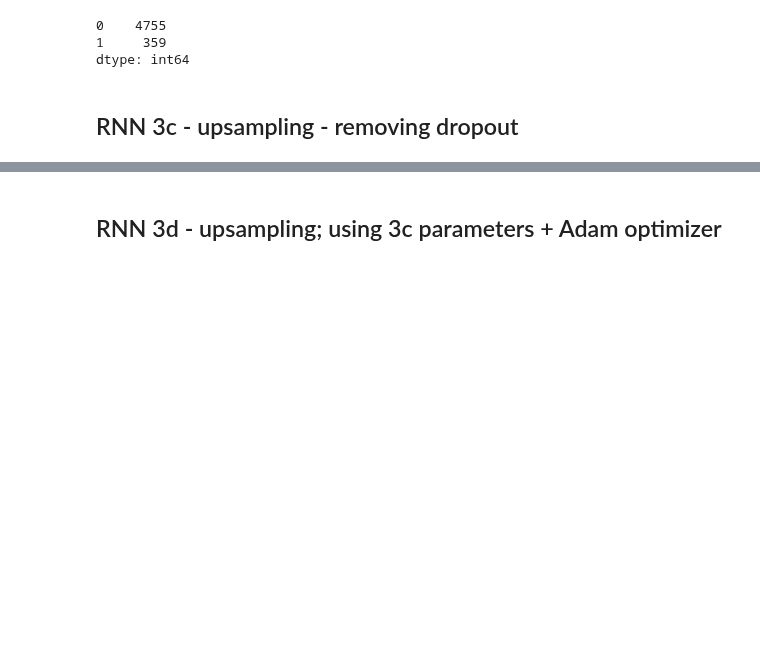
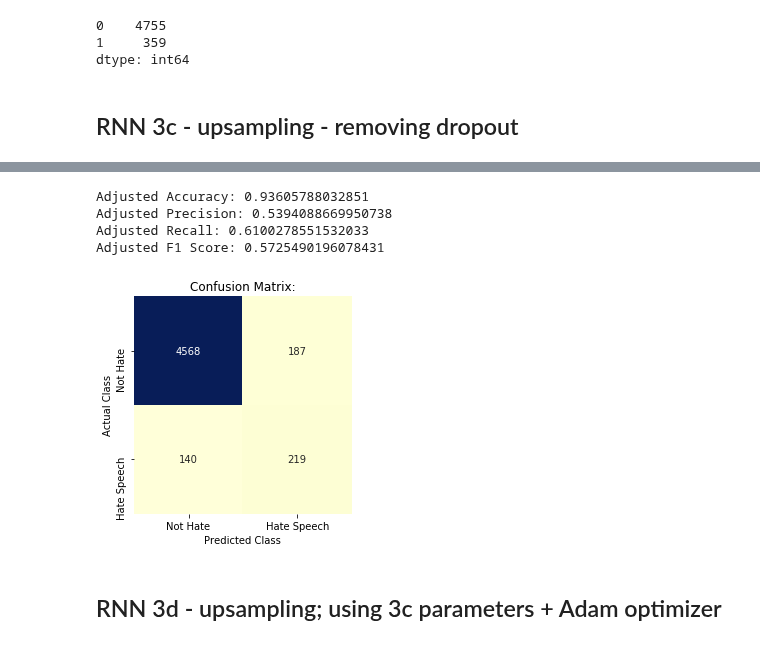
Before and after one commit to mguptaphd/Twitter-Hate-Classification-Project, a Jupyter notebook: RNN-Early-Model-Comparisons.ipynb, the cells around one changed output, grey strips where cells are left out. Cells and saved outputs as stored; diff of their text form; code cells hidden in the pictures; blank space fills up the shorter version.

```diff
--- a/RNN-Early-Model-Comparisons.ipynb
+++ b/RNN-Early-Model-Comparisons.ipynb
@@ -1008,5 +1029,11 @@ compare_classification_metrics(y_train_up, y_train_pred3c, y_val, y_val_pred3c)
 # %%
-y_adj_val3c, cm3c = adjust_threshold_and_score(y_val, y_val_prob3c, .78, RNN = True)
+y_adj_val3c, cm3c = adjust_threshold_and_score(y_val, y_val_prob3c, .9, RNN = True)
+# %% [output]
+Adjusted Accuracy: 0.93605788032851
+Adjusted Precision: 0.5394088669950738
+Adjusted Recall: 0.6100278551532033
+Adjusted F1 Score: 0.5725490196078431
+[figure, added]
 # %% [markdown]
 ## RNN 3d - upsampling;  using 3c parameters + Adam optimizer
 # %%
```
Also changed, not shown: parts of 20 cells of this notebook, 1 other file.
